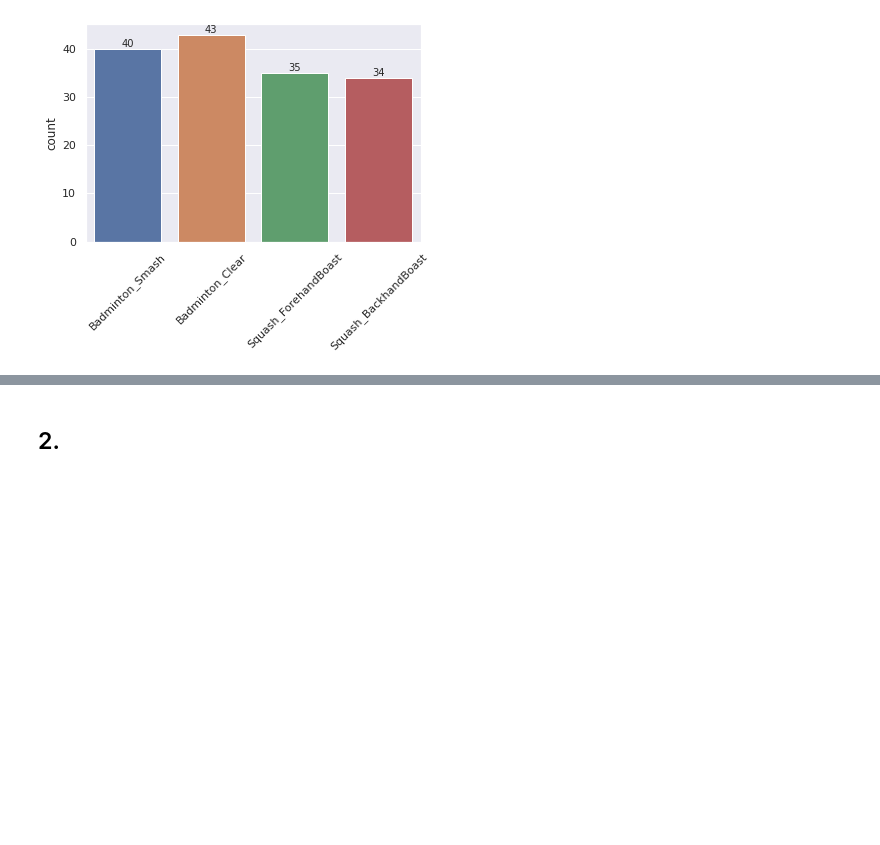
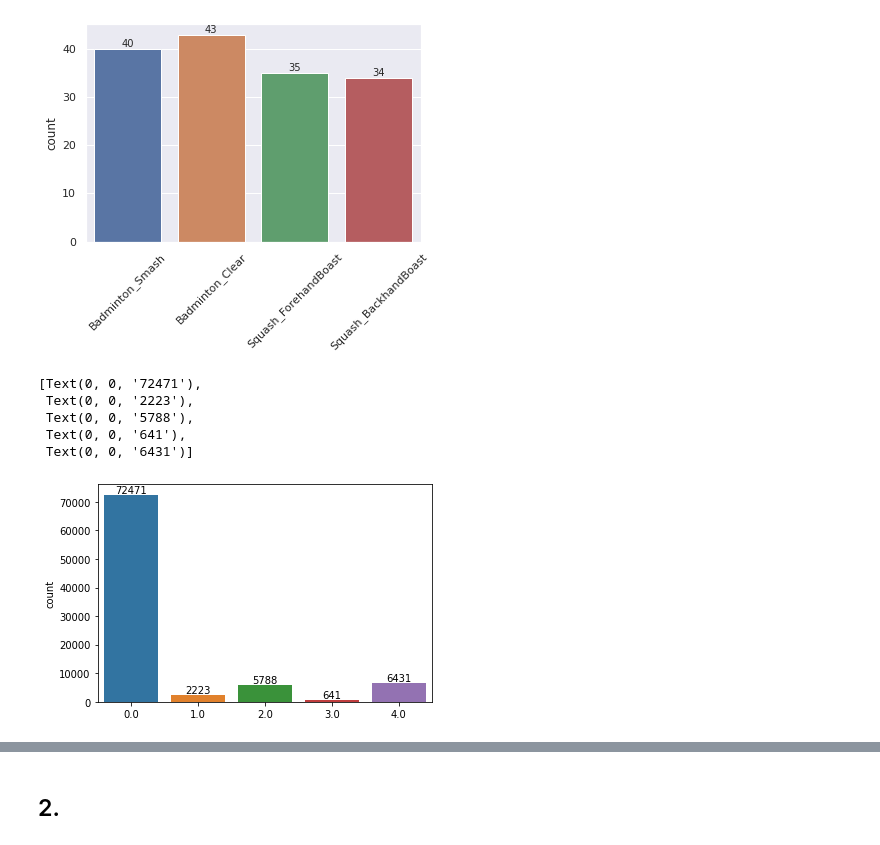
Before and after one commit to andrei-saceleanu/ProiectML, a Jupyter notebook: eda.ipynb, the cells around one changed output, grey strips where cells are left out. Cells and saved outputs as stored; diff of their text form; code cells hidden in the pictures; blank space fills up the shorter version.

```diff
--- a/eda.ipynb
+++ b/eda.ipynb
@@ -36,3 +43,14 @@ ax.bar_label(ax.containers[0])
 # %% [output]
 [Text(0, 0, '40'), Text(0, 0, '43'), Text(0, 0, '35'), Text(0, 0, '34')]
 [figure]
+# %%
+ax = sns.countplot(mit_bih_train[LABEL_COL])
+ax.set_xlabel("")
+ax.bar_label(ax.containers[0])
+# %% [output]
+[Text(0, 0, '72471'),
+ Text(0, 0, '2223'),
+ Text(0, 0, '5788'),
+ Text(0, 0, '641'),
+ Text(0, 0, '6431')]
+[figure, added]
```
Also changed, not shown: parts of 10 cells of this notebook, 3 other files.
